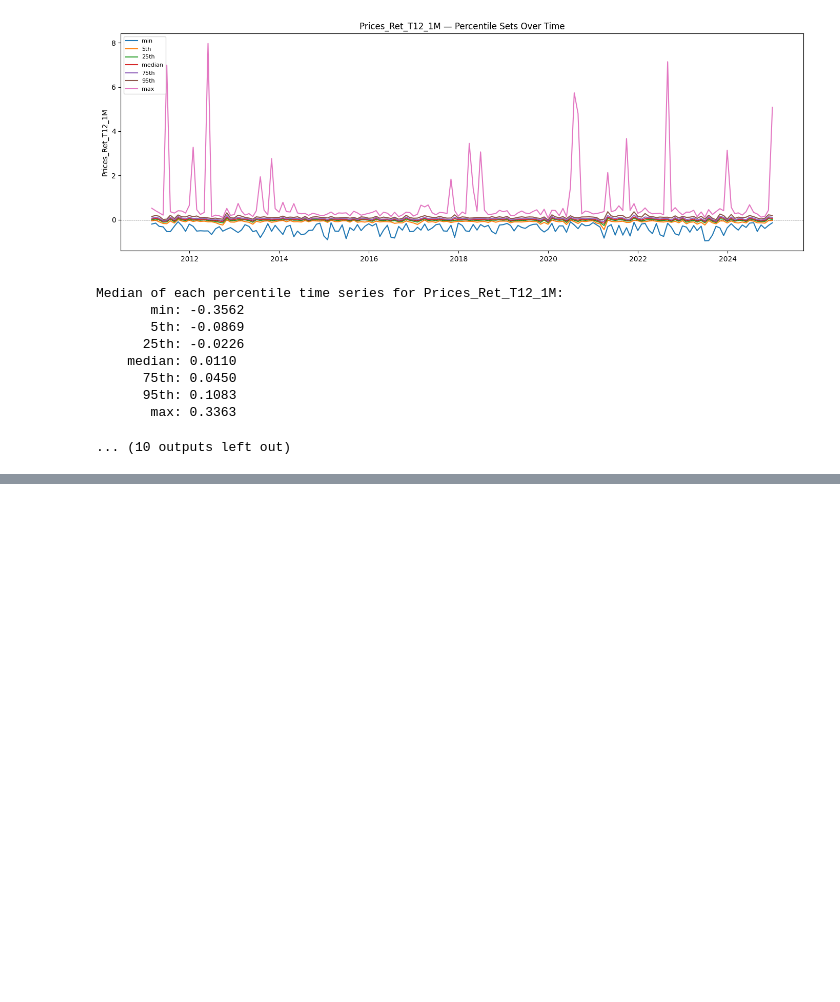
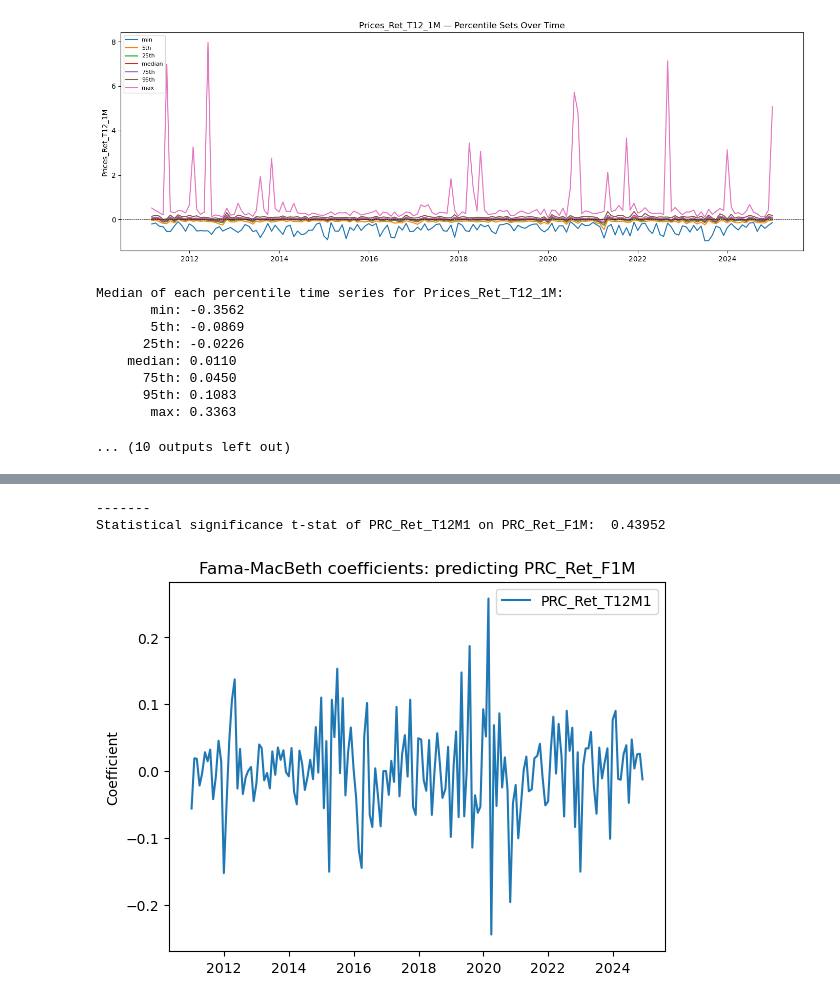
Before and after one commit to Nikhilesh-B/HW-Spring-2026, a Jupyter notebook: QIM/HW2/analysis.ipynb, the cells around one changed output, grey strips where cells are left out. Cells and saved outputs as stored; diff of their text form; code cells hidden in the pictures; blank space fills up the shorter version.

```diff
--- a/QIM/HW2/analysis.ipynb
+++ b/QIM/HW2/analysis.ipynb
@@ -634,0 +641,6 @@ Median of each percentile time series for Prices_Ret_T12_1M:
+# %%
+DF_nov2019 = DF.loc[datetime(2019, 11, 29)]
+DF_nov2019 = DF_nov2019[['PRC_Ret_T12M1', 'PRC_Ret_F1M']].dropna()
+X = sm.add_constant(DF_nov2019['PRC_Ret_T12M1'])
+Y = DF_nov2019['PRC_Ret_F1M']
+sm.OLS(Y,X).fit().summary()
@@ -634,0 +676,38 @@ Median of each percentile time series for Prices_Ret_T12_1M:
+# %%
+months = sorted(np.array(DF.index.get_level_values(0).unique()))
+
+def fama_macbeth_regression(indep, dep):
+    if(not isinstance(indep, list)):
+        indep = [indep]
+
+    coef = {}
+    for m in months:
+        DF_month = DF.loc[m]
+        DF_month = DF_month[indep + [dep]].dropna()
+        if(len(DF_month)>0):
+            X = sm.add_constant(DF_month[indep])
+            Y = DF_month[dep]
+            model = sm.OLS(Y,X).fit()
+            coef[m] = dict(model.params)
+
+    print("-------")
+    for i in indep:
+        coefficients = [c[i] for c in coef.values()]
+        coefficients_mean = np.mean(coefficients)
+        coefficients_std = np.std(coefficients, ddof=1) / np.sqrt(len(coefficients))
+        print(f"Statistical significance t-stat of {i} on {dep}: ", round(coefficients_mean / coefficients_std, 5))
+
+    fig,ax = plt.subplots()
+    for i in indep:
+        coefficients = [c[i] for c in coef.values()]
+        ax.plot(coef.keys(), coefficients, label=i)
+    ax.set_title(f"Fama-MacBeth coefficients: predicting {dep}")
+    ax.set_ylabel("Coefficient")
+    if(len(indep)>0):
+        ax.legend()
+# %%
+fama_macbeth_regression('PRC_Ret_T12M1', 'PRC_Ret_F1M')
+# %% [output]
+-------
+Statistical significance t-stat of PRC_Ret_T12M1 on PRC_Ret_F1M:  0.43952
+[figure, added]
```
Also changed, not shown: parts of 18 cells of this notebook.
